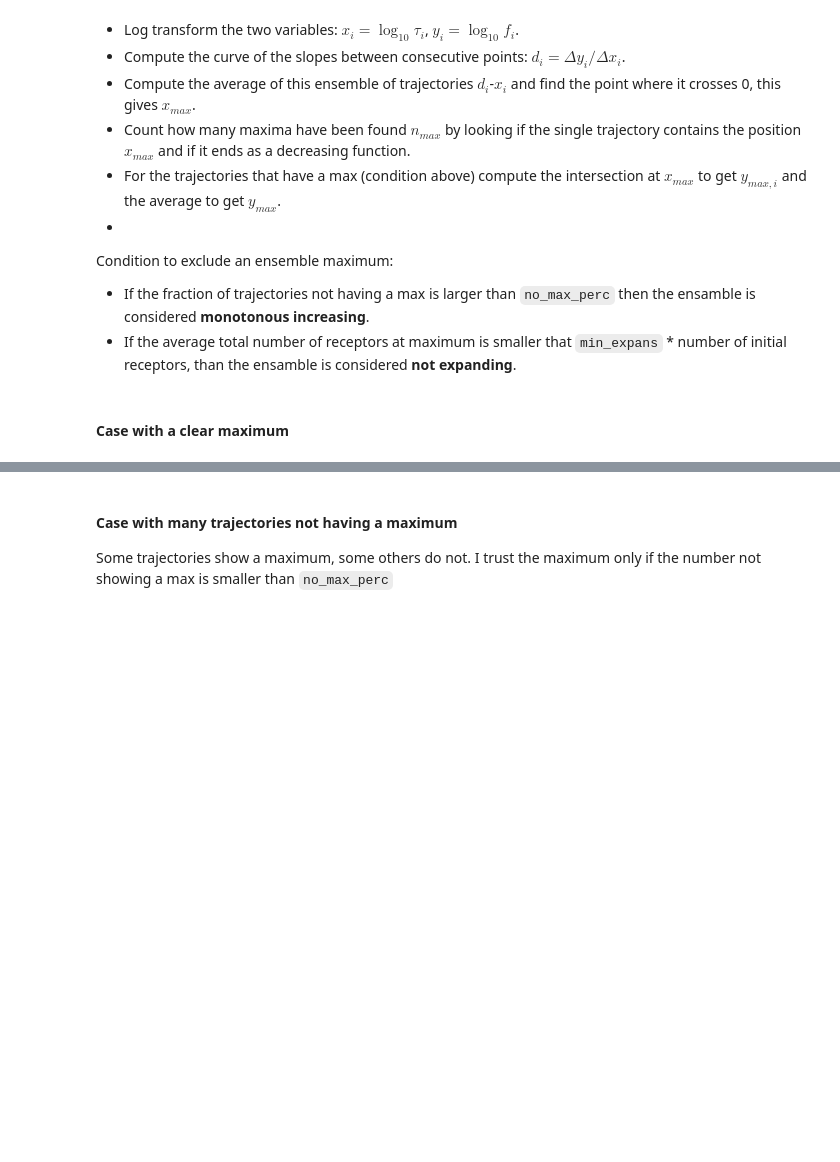
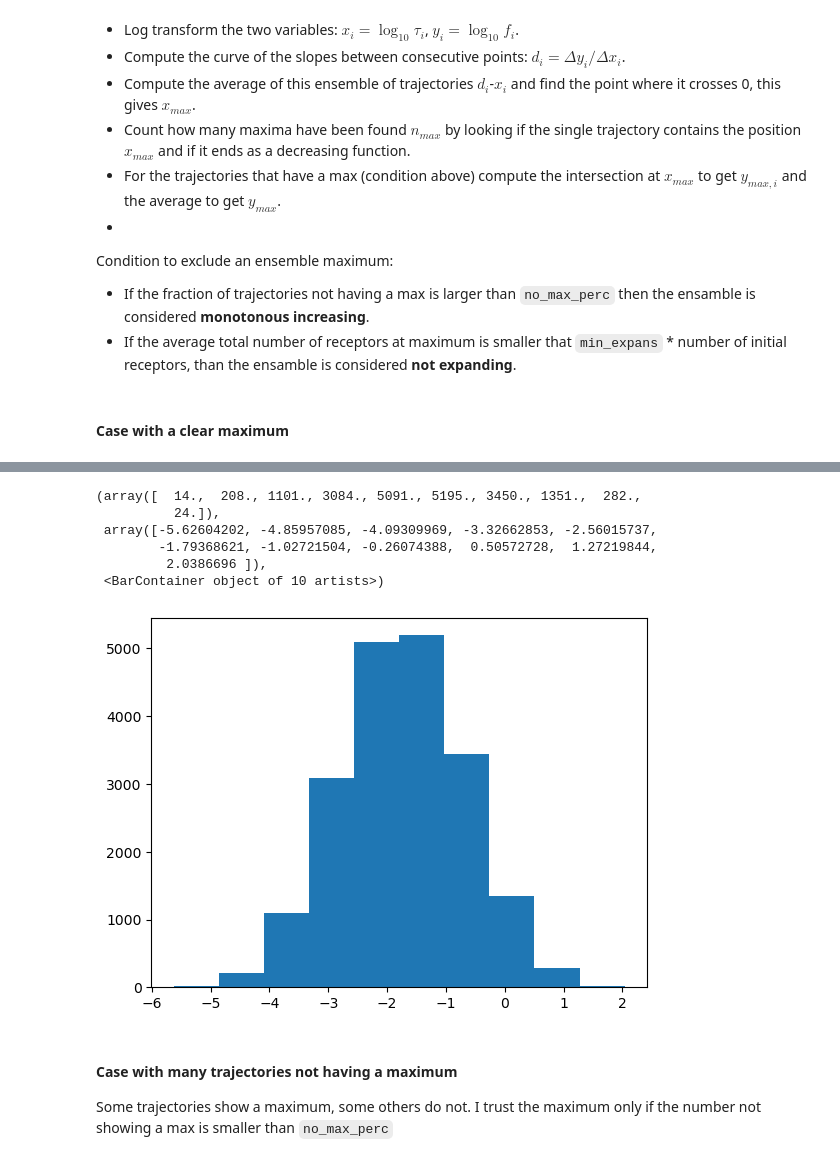
Before and after one commit to statbiophys/TT-inhibition, a Jupyter notebook: phase_diagram_procedure.ipynb, the cells around one changed output, grey strips where cells are left out. Cells and saved outputs as stored; diff of their text form; code cells hidden in the pictures; blank space fills up the shorter version.

```diff
--- a/phase_diagram_procedure.ipynb
+++ b/phase_diagram_procedure.ipynb
@@ -194,0 +199,13 @@ plt.tight_layout()
+# %%
+# Moving to the log transformed variables, sorting them and taking the derivative
+logtaus, logTfreq = [np.log10(t) for t in taus_mat], [np.log10(t) for t in Ts_mat]
+tau_sort_i = [np.argsort(t) for t in logtaus]
+logtaus = [logtaus[i][tau_sort_i[i]] for i in range(len(logtaus))]
+logTfreq = [logTfreq[i][tau_sort_i[i]] for i in range(len(logTfreq))]
+ders = [(logTfreq[i][1:] - logTfreq[i][:-1]) / (logtaus[i][1:] - logtaus[i][:-1]) for i in range(len(logtaus))]
+mid_logtaus = [(logtaus[i][1:] + logtaus[i][:-1]) / 2.0 for i in range(len(logtaus))]
+
+# Computing the average trajectory
+bins = np.linspace(np.min(np.concatenate(mid_logtaus)), np.max(np.concatenate(mid_logtaus)), 50)
+
+smooth_x, smooth_y, _, _ = ut.binning_x(np.concatenate(mid_logtaus), np.concatenate(ders), bins)
@@ -195,3 +216,13 @@ plt.tight_layout()
+# %%
+plt.hist(np.concatenate(mid_logtaus))
+# %% [output]
+(array([  14.,  208., 1101., 3084., 5091., 5195., 3450., 1351.,  282.,
+          24.]),
+ array([-5.62604202, -4.85957085, -4.09309969, -3.32662853, -2.56015737,
+        -1.79368621, -1.02721504, -0.26074388,  0.50572728,  1.27219844,
+         2.0386696 ]),
+ <BarContainer object of 10 artists>)
+[figure, added]
 # %% [markdown]
 #### Case with many trajectories not having a maximum
 Some trajectories show a maximum, some others do not. I trust the maximum only if the number not showing a max is smaller than `no_max_perc`
```
Also changed, not shown: parts of 12 cells of this notebook, 18 other files.
